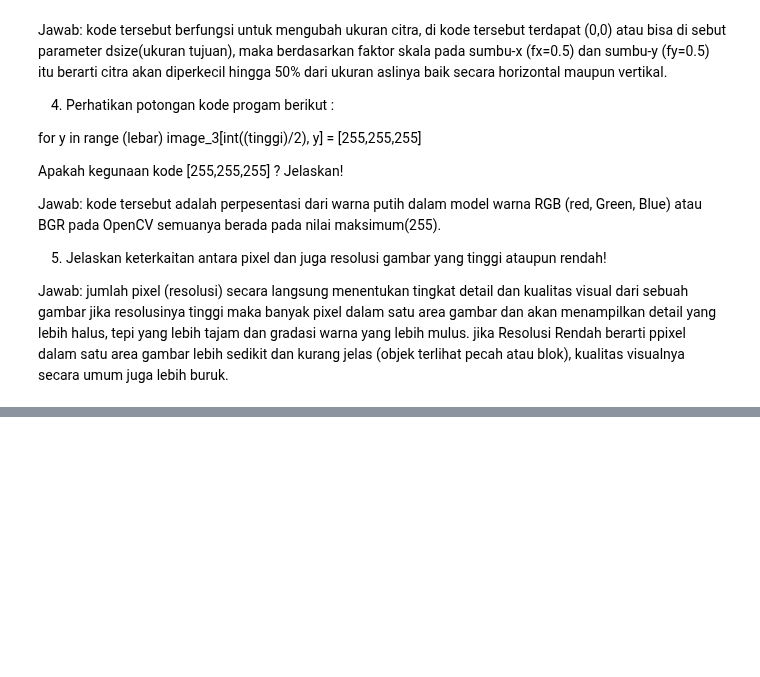
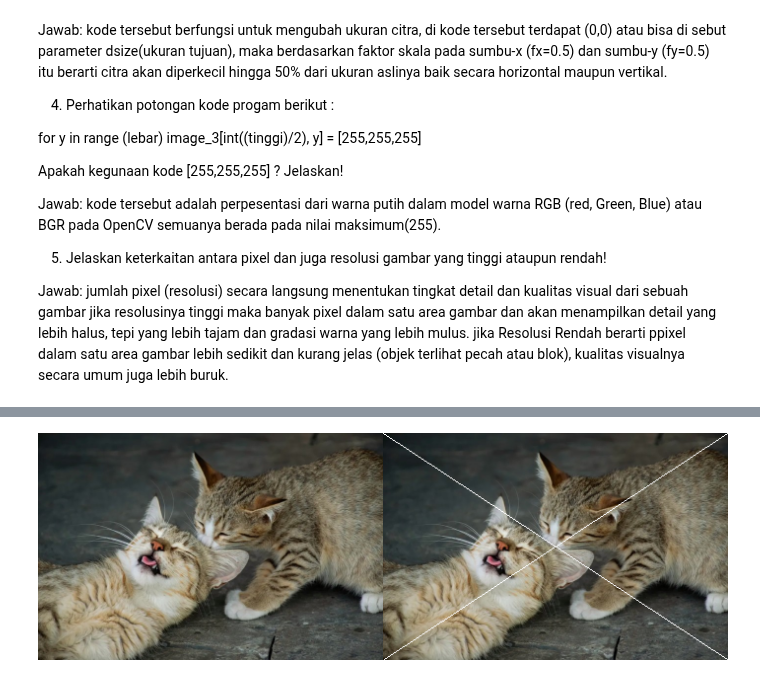
Before and after one commit to ArifahZhafirah/PCVK26_04_Arifah, a Jupyter notebook: P1_Tugas D2_04.ipynb, the cells around one changed output, grey strips where cells are left out. Saved outputs shown, nothing was run; the diff lists cells and outputs as text; code cells hidden in the pictures; blank space fills up the shorter version.

```diff
--- a/P1_Tugas D2_04.ipynb
+++ b/P1_Tugas D2_04.ipynb
@@ -119,0 +121,17 @@ cv2_imshow(final_frame)
+# %%
+# (Pastikan variabel 'image' sudah terdefinisi sebelumnya)
+image_2 = cv.cvtColor(image, cv.COLOR_BGR2RGB) # Catatan: 'cv' di sini biasanya adalah alias untuk cv2, pastikan konsisten
+image_3 = cv.cvtColor(image, cv.COLOR_BGR2RGB)
+
+# Ambil dimensi gambar
+tinggi, lebar = image_3.shape[:2]
+
+# Menggambar dua garis diagonal (X) menggunakan cv2.line
+# Parameter: gambar, titik_mulai, titik_akhir, warna, ketebalan_garis
+cv2.line(image_3, (0, 0), (lebar, tinggi), (255, 255, 255), 1)         # Dari kiri-atas ke kanan-bawah
+cv2.line(image_3, (0, tinggi), (lebar, 0), (255, 255, 255), 1)         # Dari kiri-bawah ke kanan-atas
+
+final_frame = cv.hconcat((image_2, image_3))
+cv2_imshow(final_frame)
+# %% [output]
+[figure, added]
```
Also changed, not shown: parts of 2 cells of this notebook.
